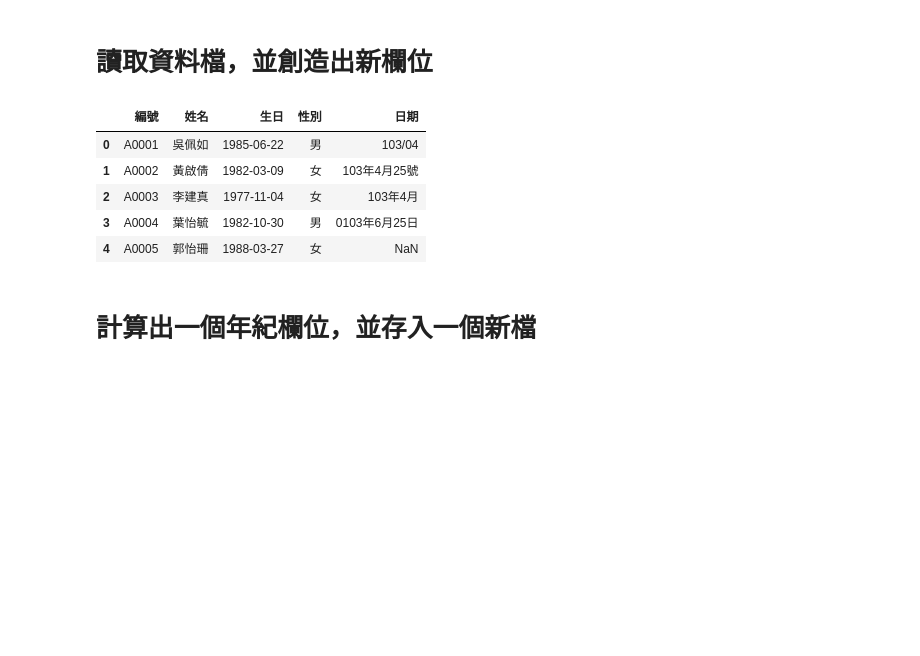
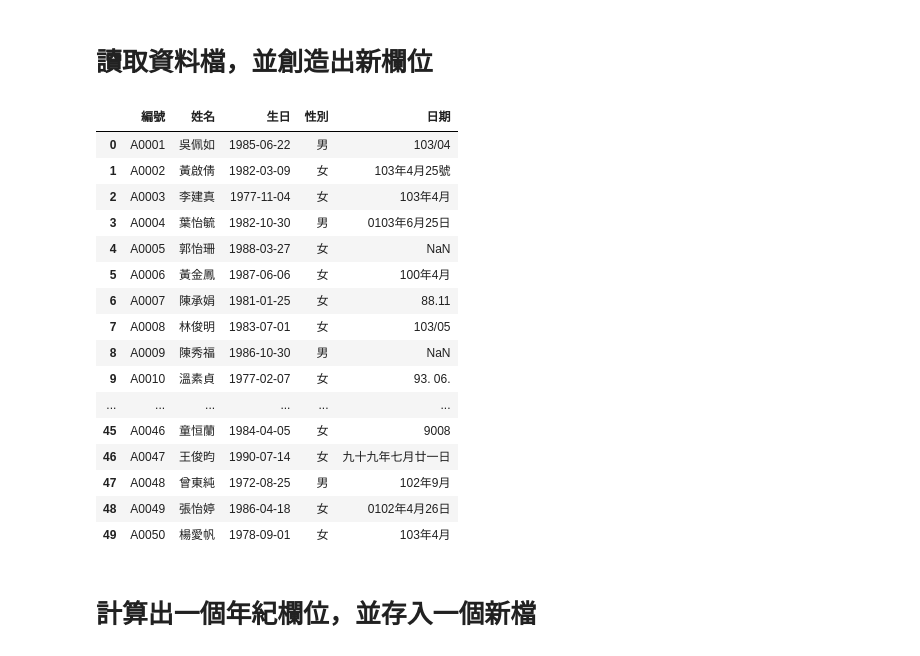
Before and after one commit to jell0720/107-1_PythonDataScience, a Jupyter notebook: 20181227--創造新欄位.ipynb, the cells around one changed output. Saved outputs shown, nothing was run; the diff lists cells and outputs as text; code cells hidden in the pictures; blank space fills up the shorter version.

```diff
--- a/20181227--創造新欄位.ipynb
+++ b/20181227--創造新欄位.ipynb
@@ -3,17 +3,28 @@
 # %%
 import pandas as pd
 
 df = pd.read_excel('原始資料表.xlsx', 'sheet')
 
 ### 列出前幾筆資料
-df.head()
+df.head(50)
 # %% [output]
 |  | 編號 | 姓名 | 生日 | 性別 | 日期 |
 | 0 | A0001 | 吳佩如 | 1985-06-22 | 男 | 103/04 |
 | 1 | A0002 | 黃啟倩 | 1982-03-09 | 女 | 103年4月25號 |
 | 2 | A0003 | 李建真 | 1977-11-04 | 女 | 103年4月 |
 | 3 | A0004 | 葉怡毓 | 1982-10-30 | 男 | 0103年6月25日 |
 | 4 | A0005 | 郭怡珊 | 1988-03-27 | 女 | NaN |
+| 5 | A0006 | 黃金鳳 | 1987-06-06 | 女 | 100年4月 |
+| 6 | A0007 | 陳承娟 | 1981-01-25 | 女 | 88.11 |
+| 7 | A0008 | 林俊明 | 1983-07-01 | 女 | 103/05 |
+| 8 | A0009 | 陳秀福 | 1986-10-30 | 男 | NaN |
+| 9 | A0010 | 溫素貞 | 1977-02-07 | 女 | 93. 06. |
+| ... | ... | ... | ... | ... | ... |
+| 45 | A0046 | 童恒蘭 | 1984-04-05 | 女 | 9008 |
+| 46 | A0047 | 王俊昀 | 1990-07-14 | 女 | 九十九年七月廿一日 |
+| 47 | A0048 | 曾東純 | 1972-08-25 | 男 | 102年9月 |
+| 48 | A0049 | 張怡婷 | 1986-04-18 | 女 | 0102年4月26日 |
+| 49 | A0050 | 楊愛帆 | 1978-09-01 | 女 | 103年4月 |
 # %% [markdown]
 # 計算出一個年紀欄位，並存入一個新檔
 # %%
```
Also changed, not shown: parts of 1 cell of this notebook, 3 other files.
